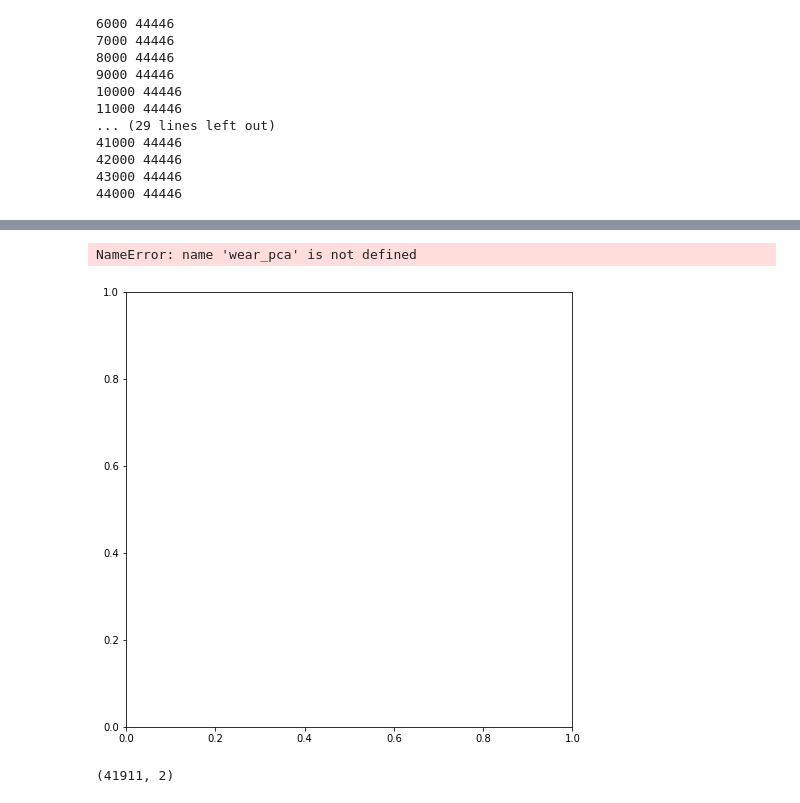
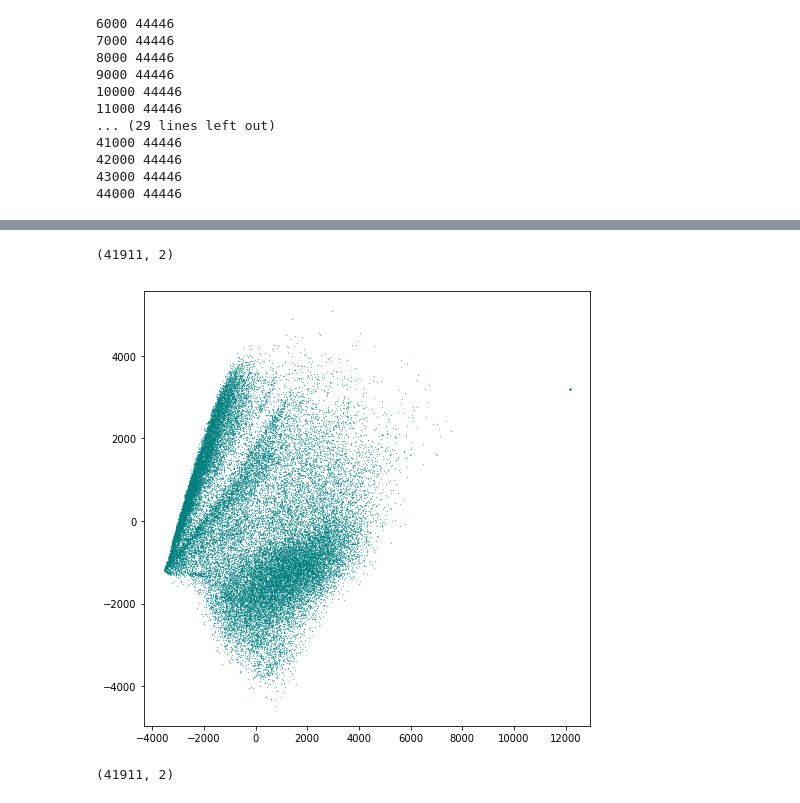
Before and after one commit to kellystroh/Clothing-Classification, a Jupyter notebook: notebooks/PCA Clustering.ipynb, the cells around one changed output, grey strips where cells are left out. Drawn from its saved outputs; the diff is of its cells as text; code cells hidden in the pictures.

Commit message:
deleted superfluous code in TSNE + PCA notebooks; added figures with improved formatting for PCA and TSNE subset; test run of tsne file on local computer; edits to run full TSNE on AWS

```diff
--- a/notebooks/PCA Clustering.ipynb
+++ b/notebooks/PCA Clustering.ipynb
@@ -50,12 +48,17 @@ NameError: name 'PCA' is not defined
+# %%
+full_pca = pca.fit_transform(bw_img)
 # %%
 #apparel_pca = pca.fit_transform(apparel_img[0:10000])
 wear_pca = pca.fit_transform(wear_img)
+# %%
+wear_pca
+# %% [output]
+(41911, 2)
 # %%
 fig, ax = plt.subplots(figsize=(8,8))
-ax.scatter(*wear_pca.T, s=.05 );
+ax.scatter(*wear_pca.T, s=.05 , color='teal');
 # %% [output]
-NameError: name 'wear_pca' is not defined
-[figure, old version]
+[figure, new version]
 # %%
 from sklearn.cluster import KMeans
 # %%
```
Also changed, not shown: parts of 11 cells of this notebook, 5 other files.
